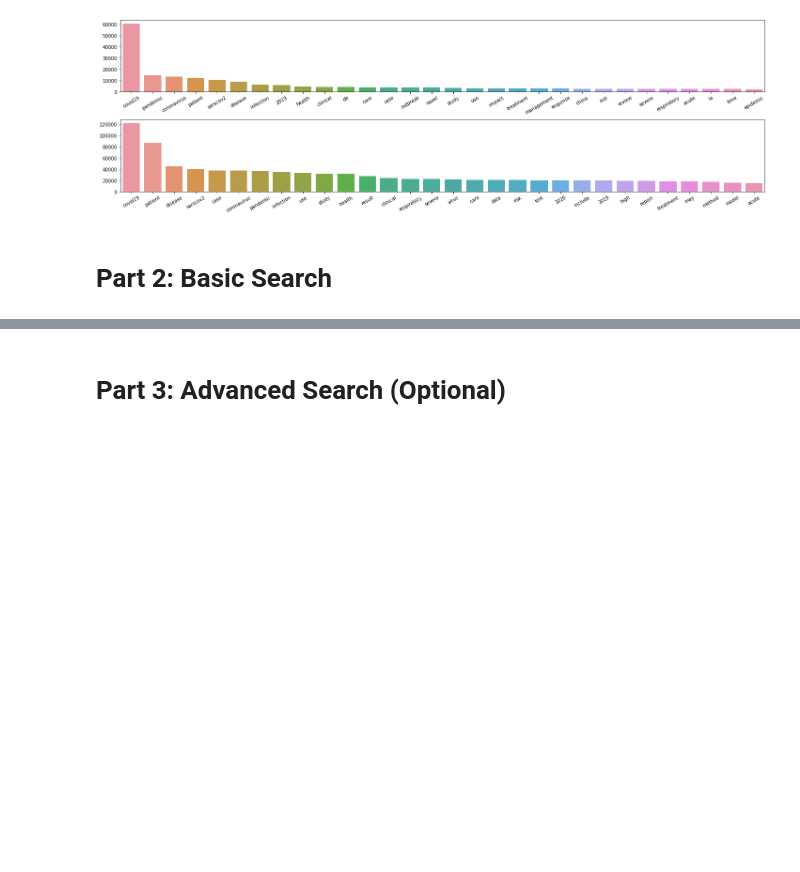
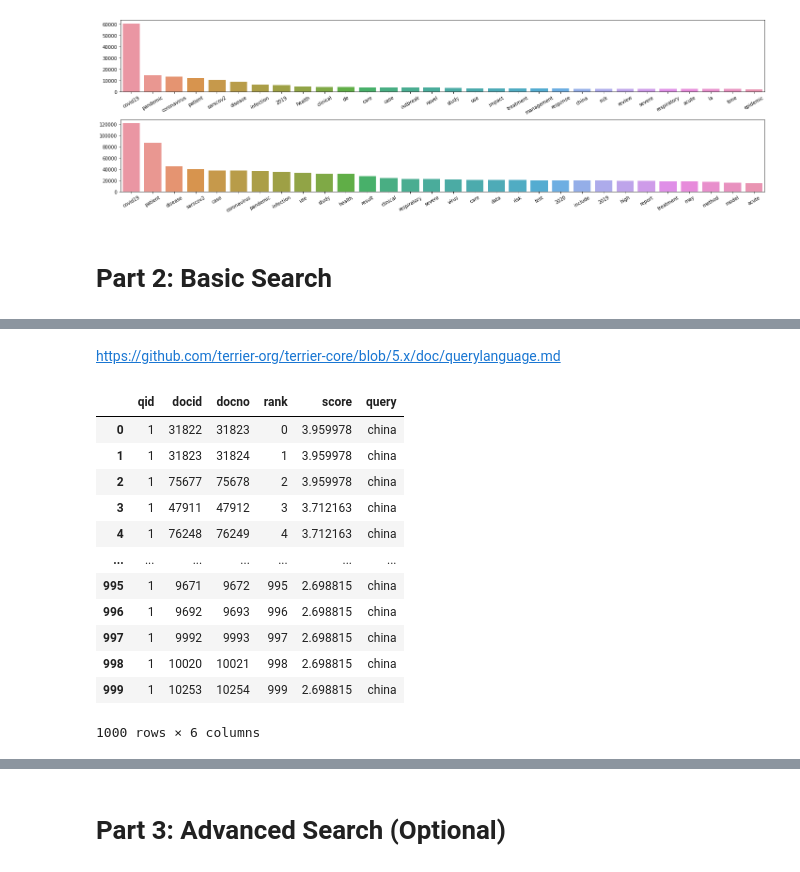
Before and after one commit to saiteki-kai/ir-covid, a Jupyter notebook: IR_Covid.ipynb, the cells around one changed output, grey strips where cells are left out. Cells and saved outputs as stored; diff of their text form; code cells hidden in the pictures; blank space fills up the shorter version.

Commit message:
Query pre-processing and Indexing

```diff
--- a/IR_Covid.ipynb
+++ b/IR_Covid.ipynb
@@ -314,0 +565,2 @@ fig.tight_layout()
+# %%
+index = pt.IndexFactory.of(index_ref)
@@ -314,0 +598,34 @@ fig.tight_layout()
+# %%
+def index_model(index, model="TF_IDF"):
+  list_model = ["TF_IDF", "PL2", "DLH",
+                "Hiemstra_LM", "Dirichlet_LM"]
+  if model not in list_model:
+    model = "TF_IDF"
+
+  indexing_model = pt.BatchRetrieve(index, wmodel=model)
+  return indexing_model
+# %%
+def search_in_model(query, model):
+  query = preprocessing_query(query)
+  return model.search(query)
+# %%
+tfidf = index_model(index, model="TF_IDF")
+# %% [markdown]
+https://github.com/terrier-org/terrier-core/blob/5.x/doc/querylanguage.md
+# %%
+#A single query (that I manually provide)
+search_in_model("china", tfidf)
+# %% [output]
+|  | qid | docid | docno | rank | score | query |
+| 0 | 1 | 31822 | 31823 | 0 | 3.959978 | china |
+| 1 | 1 | 31823 | 31824 | 1 | 3.959978 | china |
+| 2 | 1 | 75677 | 75678 | 2 | 3.959978 | china |
+| 3 | 1 | 47911 | 47912 | 3 | 3.712163 | china |
+| 4 | 1 | 76248 | 76249 | 4 | 3.712163 | china |
+| ... | ... | ... | ... | ... | ... | ... |
+| 995 | 1 | 9671 | 9672 | 995 | 2.698815 | china |
+| 996 | 1 | 9692 | 9693 | 996 | 2.698815 | china |
+| 997 | 1 | 9992 | 9993 | 997 | 2.698815 | china |
+| 998 | 1 | 10020 | 10021 | 998 | 2.698815 | china |
+| 999 | 1 | 10253 | 10254 | 999 | 2.698815 | china |
+1000 rows × 6 columns
```
Also changed, not shown: parts of 29 cells of this notebook.
